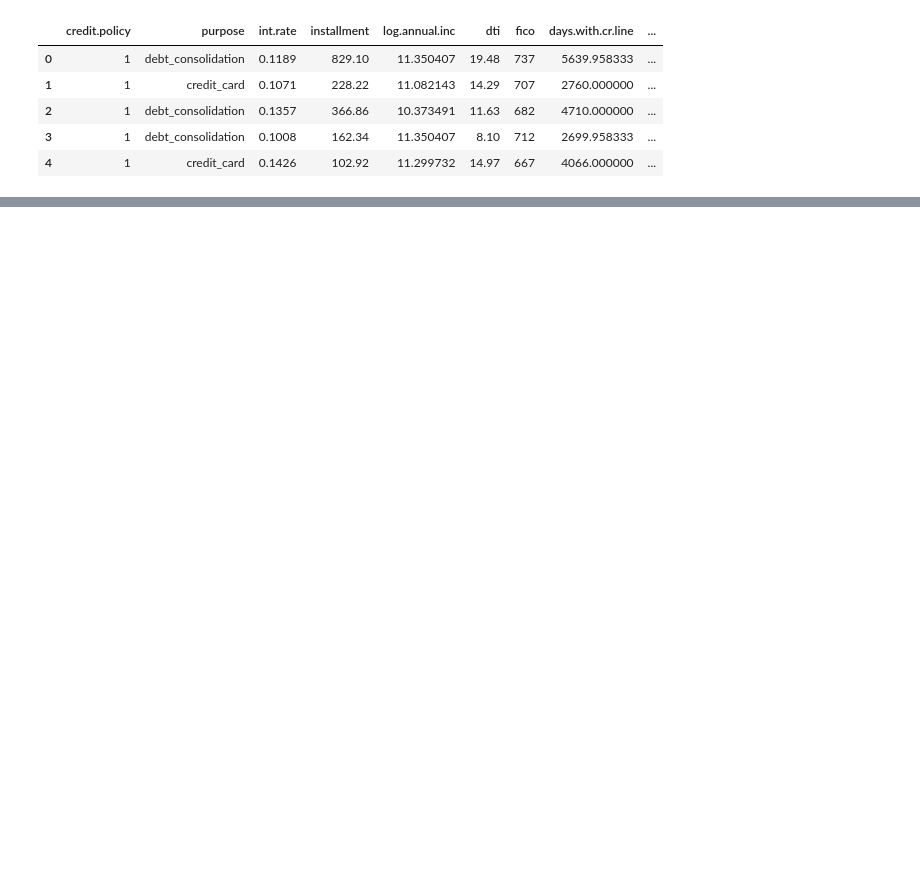
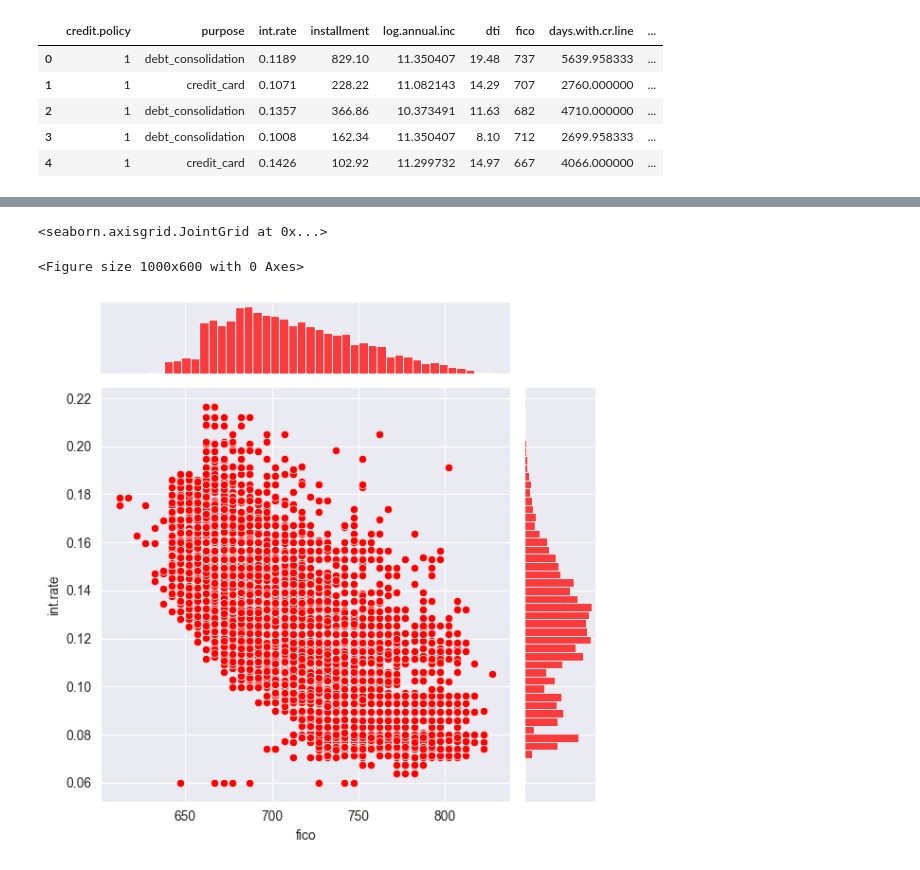
Before and after one commit to jagwoz/ml-notebook, a Jupyter notebook: decision_trees_random_forests/dt_and_rf_2nd.ipynb, the cells around one changed output, grey strips where cells are left out. Saved outputs shown, nothing was run; the diff lists cells and outputs as text; code cells hidden in the pictures; blank space fills up the shorter version.

```diff
--- a/decision_trees_random_forests/dt_and_rf_2nd.ipynb
+++ b/decision_trees_random_forests/dt_and_rf_2nd.ipynb
@@ -25,0 +40,7 @@ plt.legend(['Credit.Policy=1', 'Credit.Policy=0'])
+# %%
+plt.figure(figsize=(10, 6))
+sns.jointplot(x='fico', y='int.rate', data=loans, color='red')
+# %% [output]
+<seaborn.axisgrid.JointGrid at 0x...>
+<Figure size 1000x600 with 0 Axes>
+[figure, added]
```
Also changed, not shown: parts of 4 cells of this notebook, 4 other files.
